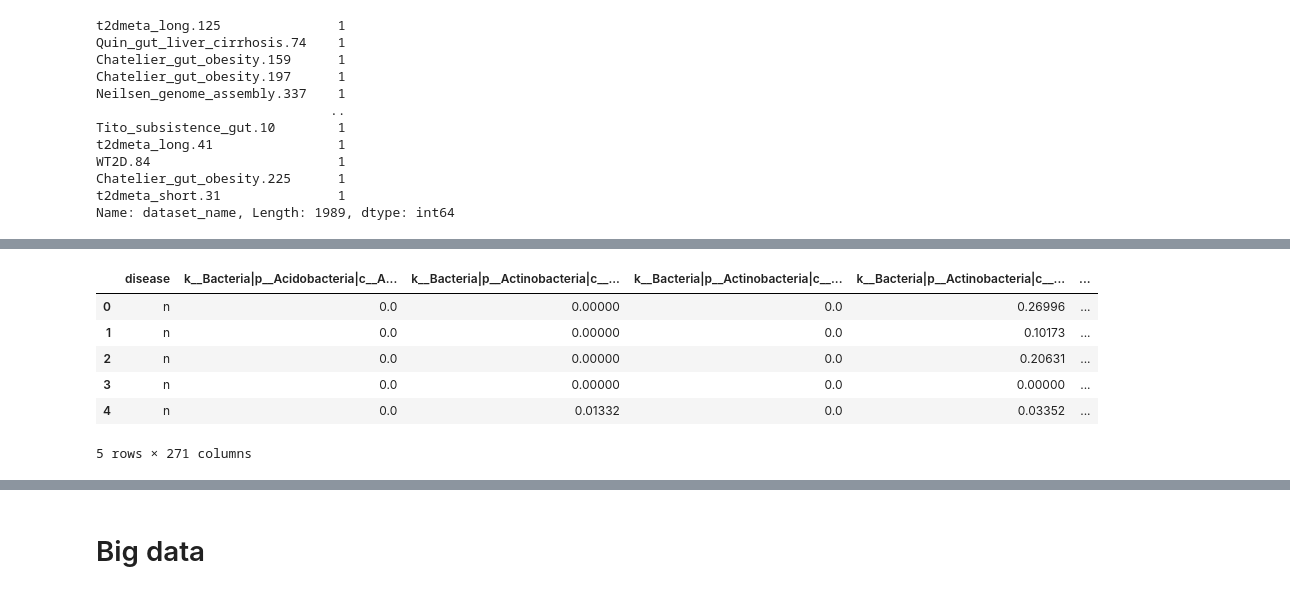
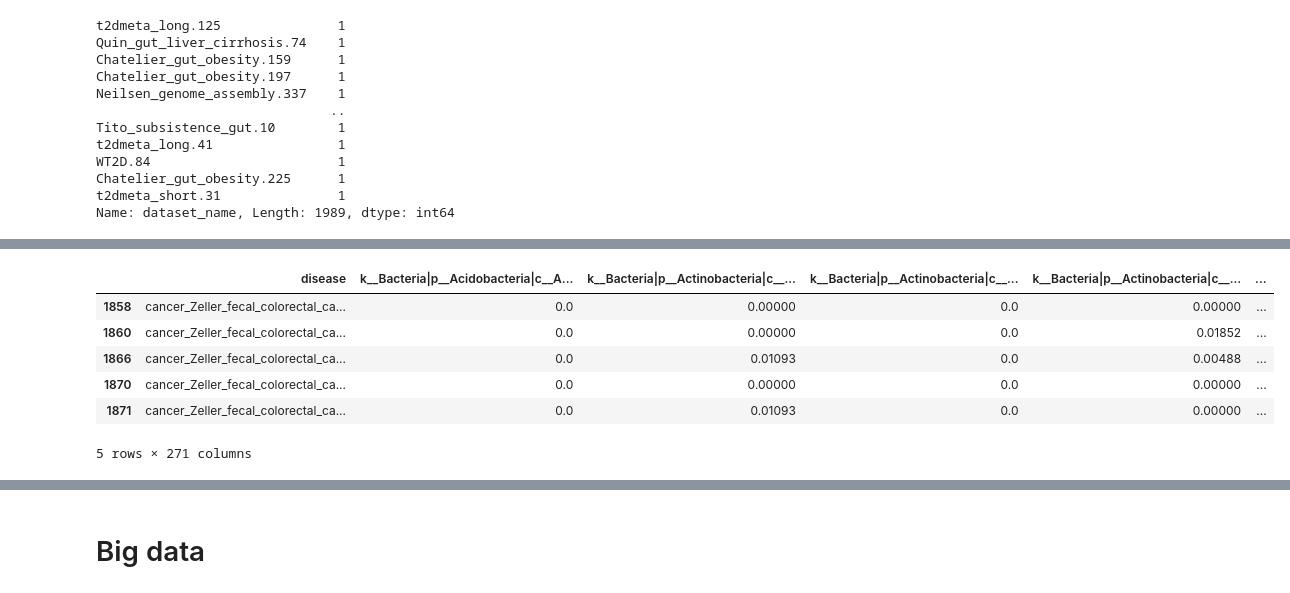
Before and after one commit to fmpds/microbiota, a Jupyter notebook: Analysis/microbiome_analysis_python.ipynb, the cells around one changed output, grey strips where cells are left out. Drawn from its saved outputs; the diff is of its cells as text; code cells hidden in the pictures.

```diff
--- a/Analysis/microbiome_analysis_python.ipynb
+++ b/Analysis/microbiome_analysis_python.ipynb
@@ -236,10 +956,10 @@ plt.show()
 # %%
-df_genus_disease.head()
+df_genus_cancer.head()
 # %% [output]
 |  | disease | k__Bacteria|p__Acidobacteria|c__A... | k__Bacteria|p__Actinobacteria|c__... | k__Bacteria|p__Actinobacteria|c__... | k__Bacteria|p__Actinobacteria|c__... | ... |
-| 0 | n | 0.0 | 0.00000 | 0.0 | 0.26996 | ... |
-| 1 | n | 0.0 | 0.00000 | 0.0 | 0.10173 | ... |
-| 2 | n | 0.0 | 0.00000 | 0.0 | 0.20631 | ... |
-| 3 | n | 0.0 | 0.00000 | 0.0 | 0.00000 | ... |
-| 4 | n | 0.0 | 0.01332 | 0.0 | 0.03352 | ... |
+| 1858 | cancer_Zeller_fecal_colorectal_ca... | 0.0 | 0.00000 | 0.0 | 0.00000 | ... |
+| 1860 | cancer_Zeller_fecal_colorectal_ca... | 0.0 | 0.00000 | 0.0 | 0.01852 | ... |
+| 1866 | cancer_Zeller_fecal_colorectal_ca... | 0.0 | 0.01093 | 0.0 | 0.00488 | ... |
+| 1870 | cancer_Zeller_fecal_colorectal_ca... | 0.0 | 0.00000 | 0.0 | 0.00000 | ... |
+| 1871 | cancer_Zeller_fecal_colorectal_ca... | 0.0 | 0.01093 | 0.0 | 0.00000 | ... |
 5 rows × 271 columns
```
Also changed, not shown: parts of 155 cells of this notebook.
